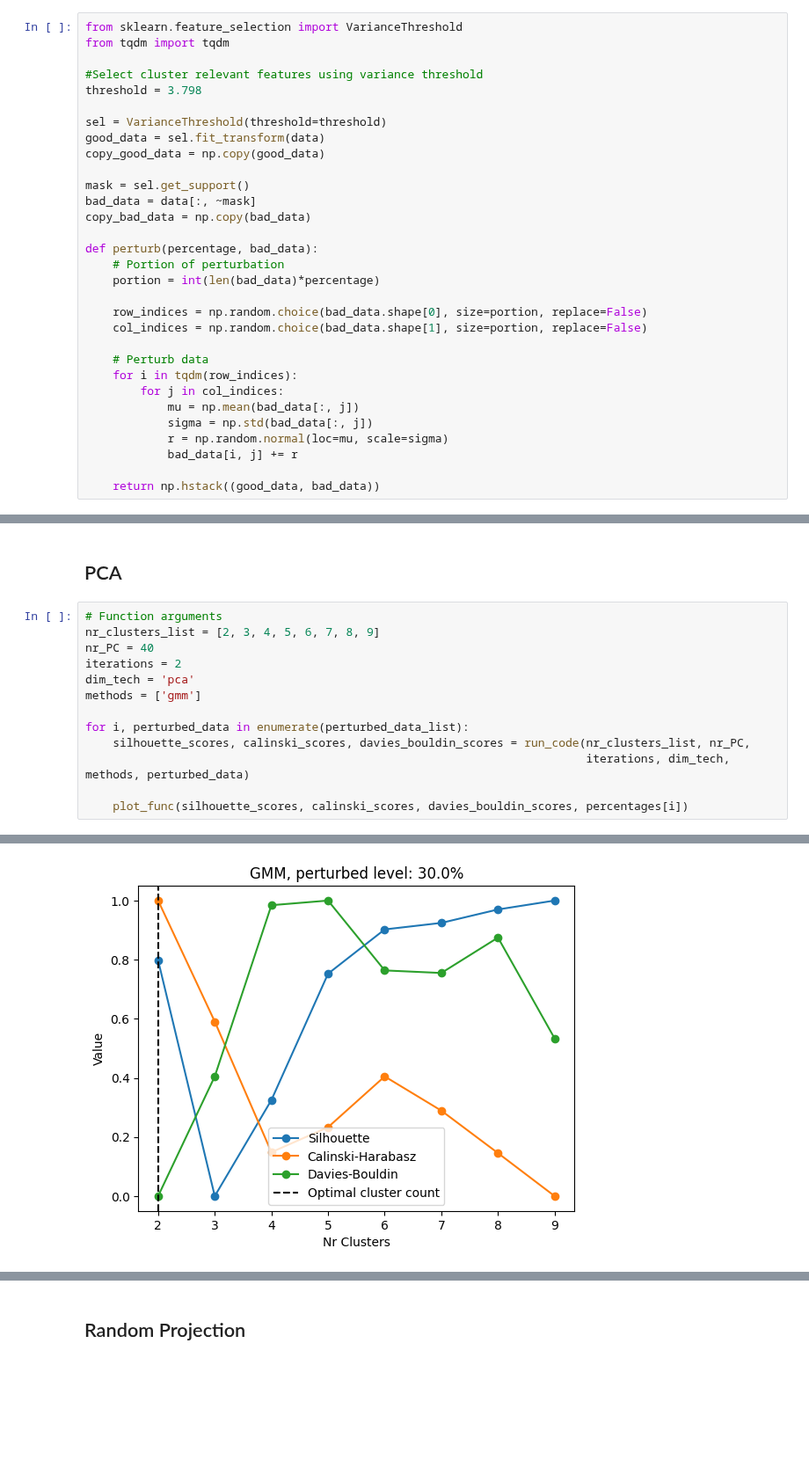
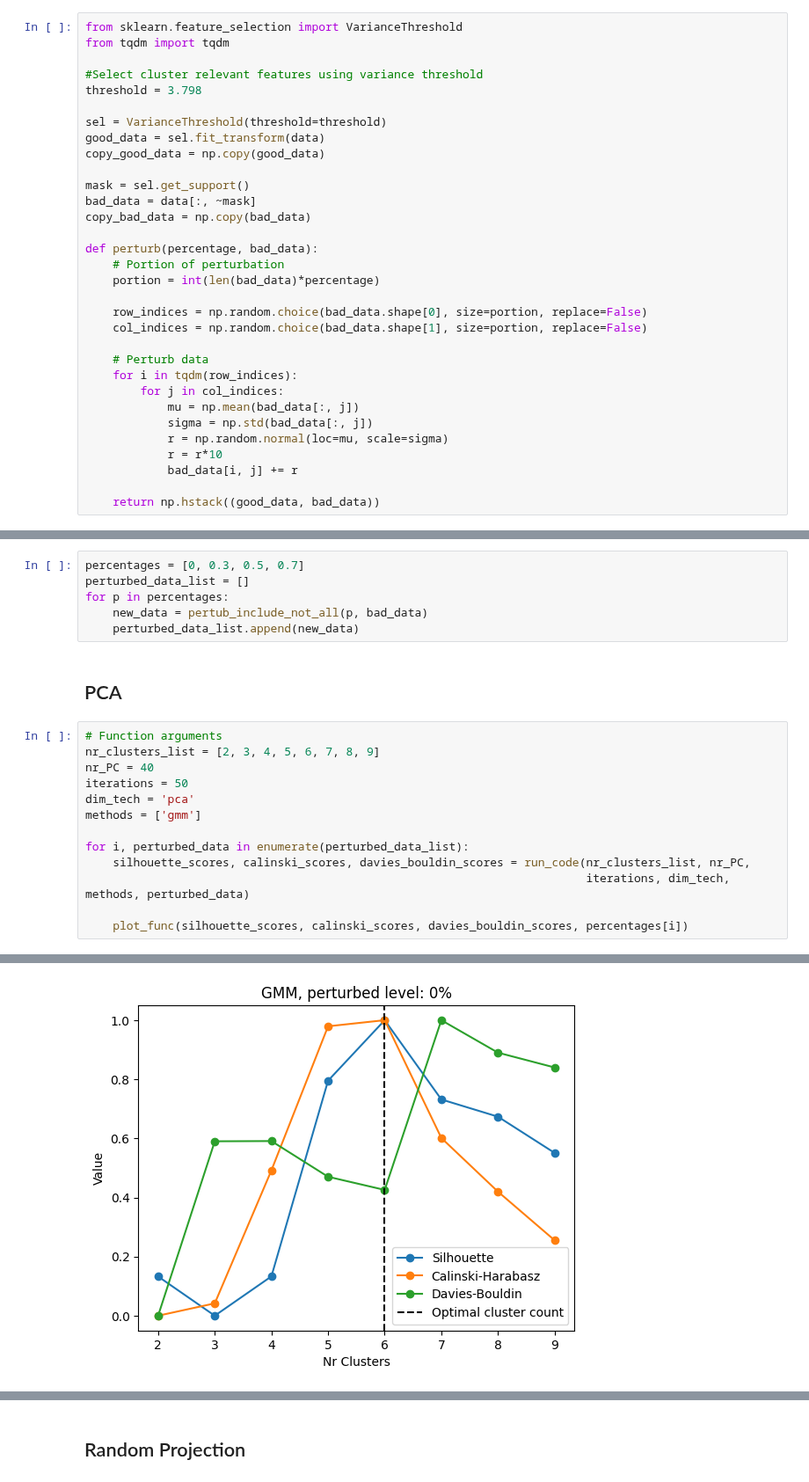
Before and after one commit to maximiliann97/Big-data-MVE441, a Jupyter notebook: Project3_task2.ipynb, the cells around one changed output, grey strips where cells are left out. Shown at 88% size. Saved outputs shown, nothing was run; the diff lists cells and outputs as text; blank space fills up the shorter version.

```diff
--- a/Project3_task2.ipynb
+++ b/Project3_task2.ipynb
@@ -152,6 +152,7 @@ def perturb(percentage, bad_data):
             mu = np.mean(bad_data[:, j])
             sigma = np.std(bad_data[:, j])
             r = np.random.normal(loc=mu, scale=sigma)
+            r = r*10
             bad_data[i, j] += r
 
     return np.hstack((good_data, bad_data))
@@ -356,10 +406,16 @@ for p in percentages:
+# %%
+percentages = [0, 0.3, 0.5, 0.7]
+perturbed_data_list = []
+for p in percentages:
+    new_data = pertub_include_not_all(p, bad_data)
+    perturbed_data_list.append(new_data)
 # %% [markdown]
 ## PCA
 # %%
 # Function arguments
 nr_clusters_list = [2, 3, 4, 5, 6, 7, 8, 9]
 nr_PC = 40
-iterations = 2
+iterations = 50
 dim_tech = 'pca'
 methods = ['gmm']
 
@@ -379,3 +435,3 @@ Davies-Bouldin scores for gmm:
-[figure, old version]
+[figure, new version]
 gmm
 Silhoutte scores for gmm:
```
Also changed, not shown: parts of 7 cells of this notebook.
